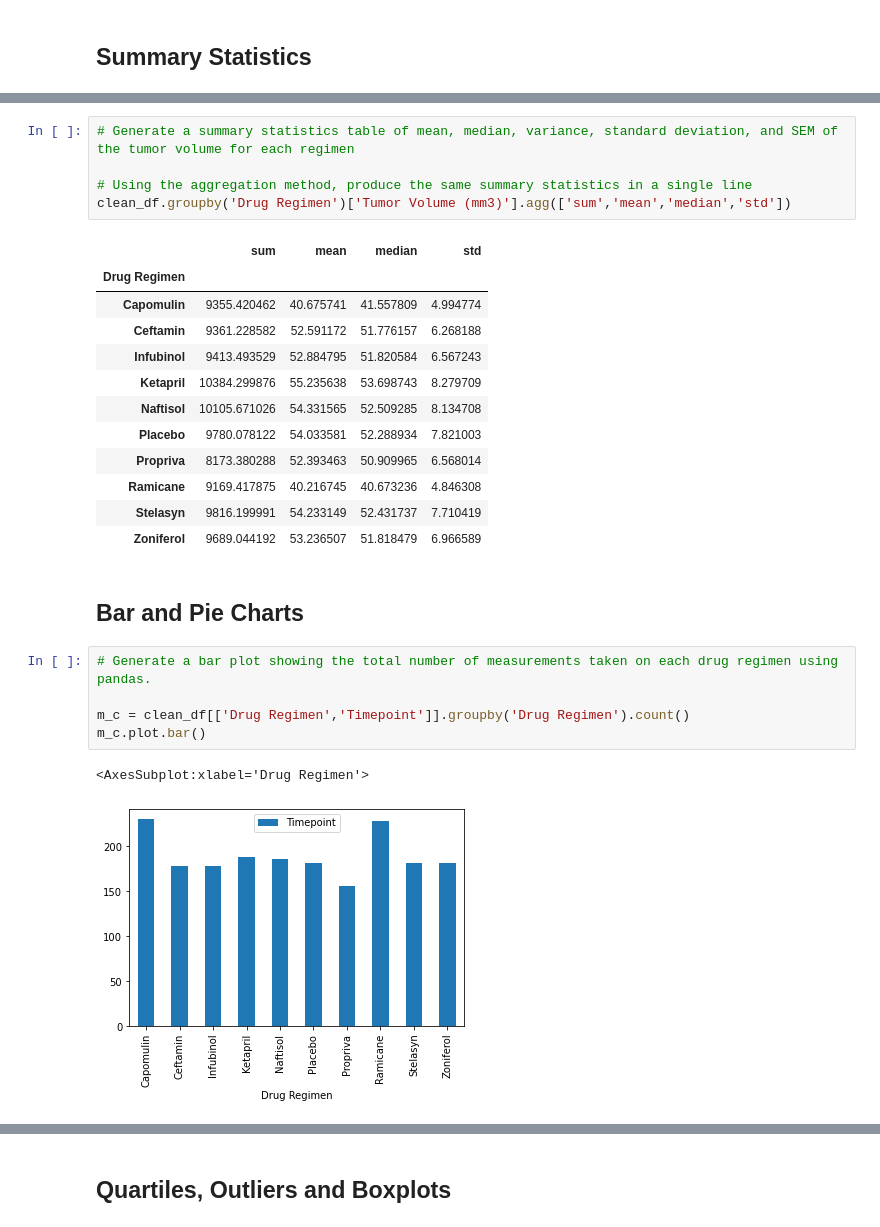
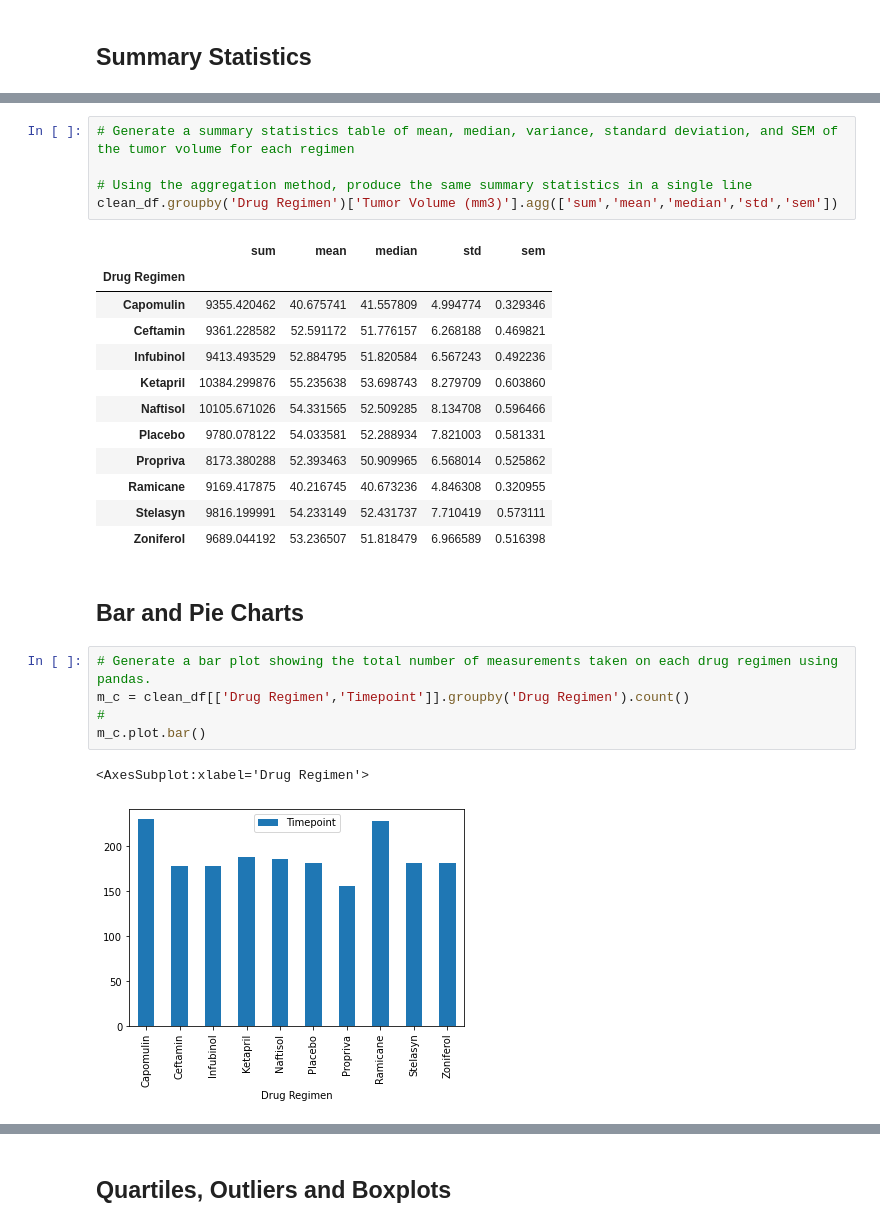
Before and after one commit to steskalja/Pymaceuticals, a Jupyter notebook: pymaceuticals.ipynb, the cells around one changed output, grey strips where cells are left out. Cells and saved outputs as stored; diff of their text form.

```diff
--- a/pymaceuticals.ipynb
+++ b/pymaceuticals.ipynb
@@ -99,27 +110,27 @@ SyntaxError: invalid syntax (<ipython-input-164-90b6c0367b1c>, line 16)
 # %%
 # Generate a summary statistics table of mean, median, variance, standard deviation, and SEM of the tumor volume for each regimen
 
 # Using the aggregation method, produce the same summary statistics in a single line
-clean_df.groupby('Drug Regimen')['Tumor Volume (mm3)'].agg(['sum','mean','median','std'])
+clean_df.groupby('Drug Regimen')['Tumor Volume (mm3)'].agg(['sum','mean','median','std','sem'])
 # %% [output]
-|  | sum | mean | median | std |
-| Drug Regimen |  |  |  |  |
-| Capomulin | 9355.420462 | 40.675741 | 41.557809 | 4.994774 |
-| Ceftamin | 9361.228582 | 52.591172 | 51.776157 | 6.268188 |
-| Infubinol | 9413.493529 | 52.884795 | 51.820584 | 6.567243 |
-| Ketapril | 10384.299876 | 55.235638 | 53.698743 | 8.279709 |
-| Naftisol | 10105.671026 | 54.331565 | 52.509285 | 8.134708 |
-| Placebo | 9780.078122 | 54.033581 | 52.288934 | 7.821003 |
-| Propriva | 8173.380288 | 52.393463 | 50.909965 | 6.568014 |
-| Ramicane | 9169.417875 | 40.216745 | 40.673236 | 4.846308 |
-| Stelasyn | 9816.199991 | 54.233149 | 52.431737 | 7.710419 |
-| Zoniferol | 9689.044192 | 53.236507 | 51.818479 | 6.966589 |
+|  | sum | mean | median | std | sem |
+| Drug Regimen |  |  |  |  |  |
+| Capomulin | 9355.420462 | 40.675741 | 41.557809 | 4.994774 | 0.329346 |
+| Ceftamin | 9361.228582 | 52.591172 | 51.776157 | 6.268188 | 0.469821 |
+| Infubinol | 9413.493529 | 52.884795 | 51.820584 | 6.567243 | 0.492236 |
+| Ketapril | 10384.299876 | 55.235638 | 53.698743 | 8.279709 | 0.603860 |
+| Naftisol | 10105.671026 | 54.331565 | 52.509285 | 8.134708 | 0.596466 |
+| Placebo | 9780.078122 | 54.033581 | 52.288934 | 7.821003 | 0.581331 |
+| Propriva | 8173.380288 | 52.393463 | 50.909965 | 6.568014 | 0.525862 |
+| Ramicane | 9169.417875 | 40.216745 | 40.673236 | 4.846308 | 0.320955 |
+| Stelasyn | 9816.199991 | 54.233149 | 52.431737 | 7.710419 | 0.573111 |
+| Zoniferol | 9689.044192 | 53.236507 | 51.818479 | 6.966589 | 0.516398 |
 # %% [markdown]
 ## Bar and Pie Charts
 # %%
 # Generate a bar plot showing the total number of measurements taken on each drug regimen using pandas.
-
 m_c = clean_df[['Drug Regimen','Timepoint']].groupby('Drug Regimen').count()
+#
 m_c.plot.bar()
 # %% [output]
 <AxesSubplot:xlabel='Drug Regimen'>
```
Also changed, not shown: parts of 4 cells of this notebook.
